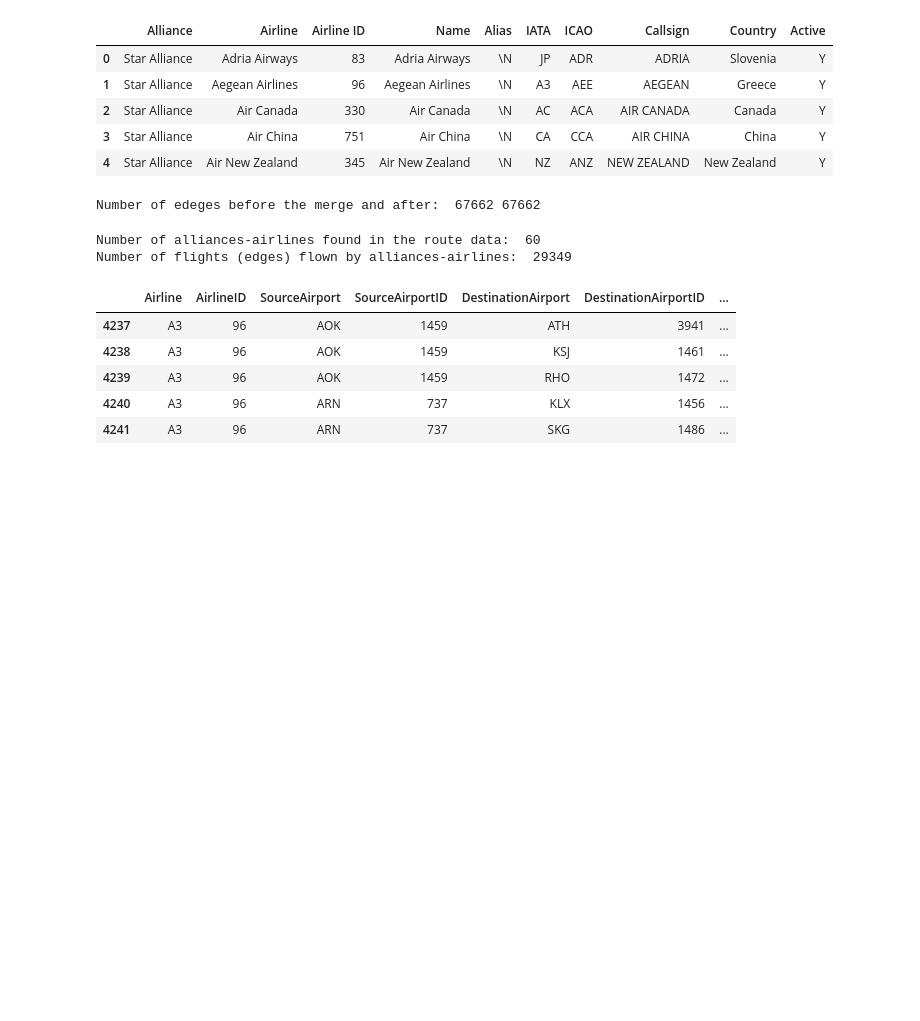
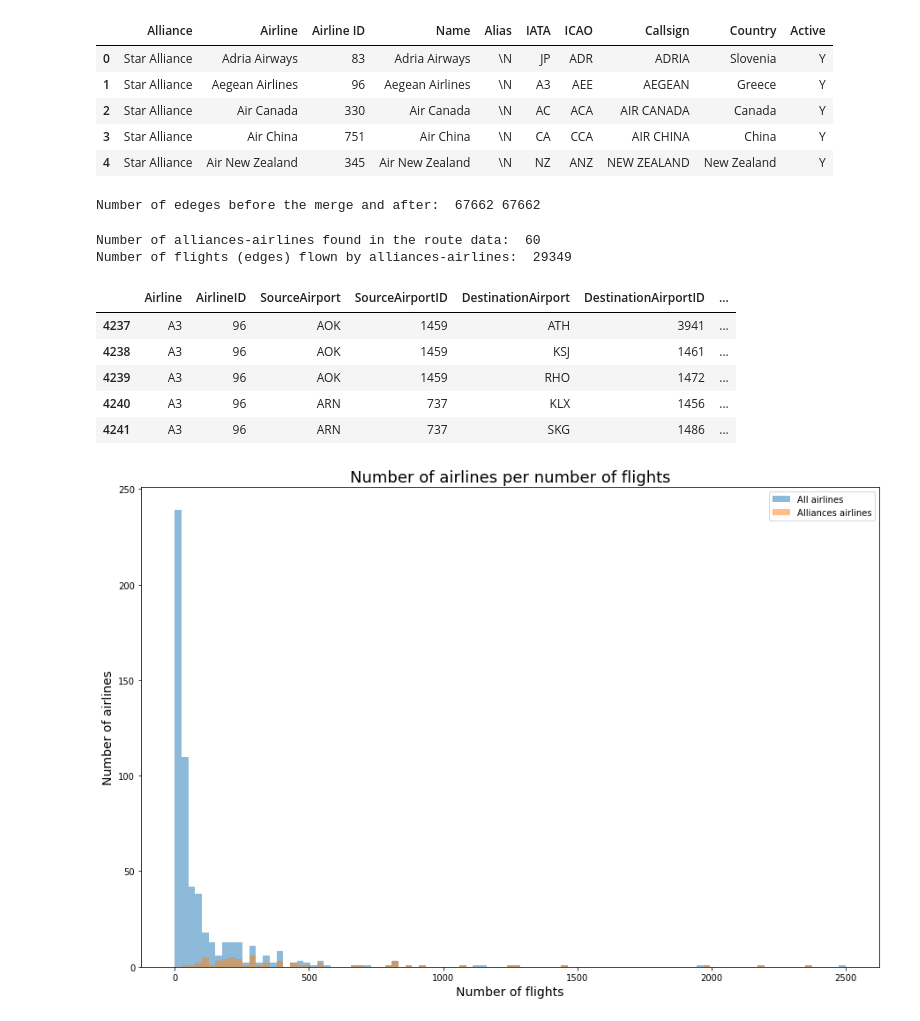
Before and after one commit to nicolasFontbonne/Project_ntds, a Jupyter notebook: main_marie.ipynb, the cells around one changed output. Drawn from its saved outputs; the diff is of its cells as text; code cells hidden in the pictures; blank space fills up the shorter version.

Commit message:
Histogram Flights Airlines

```diff
--- a/main_marie.ipynb
+++ b/main_marie.ipynb
@@ -114,7 +114,9 @@ print('Number of flights (edges) flown by alliances-airlines: ', routes_alce[~ro
 Number of alliances-airlines found in the route data:  60
 Number of flights (edges) flown by alliances-airlines:  29349
 # %%
-routes_alce[~routes_alce.IATA.isnull()].head()
+# only alliances airlines
+routes_alce_only = routes_alce[~routes_alce.IATA.isnull()]
+routes_alce_only.head()
 # %% [output]
 |  | Airline | AirlineID | SourceAirport | SourceAirportID | DestinationAirport | DestinationAirportID | ... |
 | 4237 | A3 | 96 | AOK | 1459 | ATH | 3941 | ... |
@@ -122,3 +124,16 @@ routes_alce[~routes_alce.IATA.isnull()].head()
 | 4239 | A3 | 96 | AOK | 1459 | RHO | 1472 | ... |
 | 4240 | A3 | 96 | ARN | 737 | KLX | 1456 | ... |
 | 4241 | A3 | 96 | ARN | 737 | SKG | 1486 | ... |
+# %%
+bins = np.linspace(0, 2500, 100)
+plt.figure(figsize=(15,10))
+plt.hist(routes_alce[['Airline']].groupby('Airline').size(), bins, alpha=0.5, label='All airlines')
+plt.hist(routes_alce_only[['Airline']].groupby('Airline').size(), bins, alpha=0.5, label='Alliances airlines')
+plt.legend(loc='upper right')
+plt.title('Number of airlines per number of flights', fontsize = 18)
+plt.ylabel('Number of airlines', fontsize = 14)
+plt.xlabel('Number of flights', fontsize= 14)
+plt.savefig('Histogram_flights_airlines.pdf')
+plt.show()
+# %% [output]
+[figure, added]
```
Also changed, not shown: parts of 4 cells of this notebook, 2 other files.
